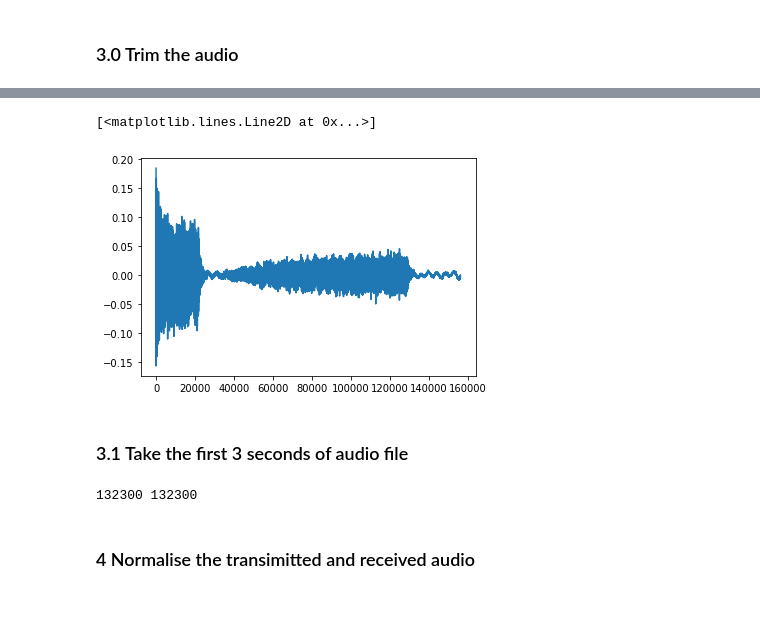
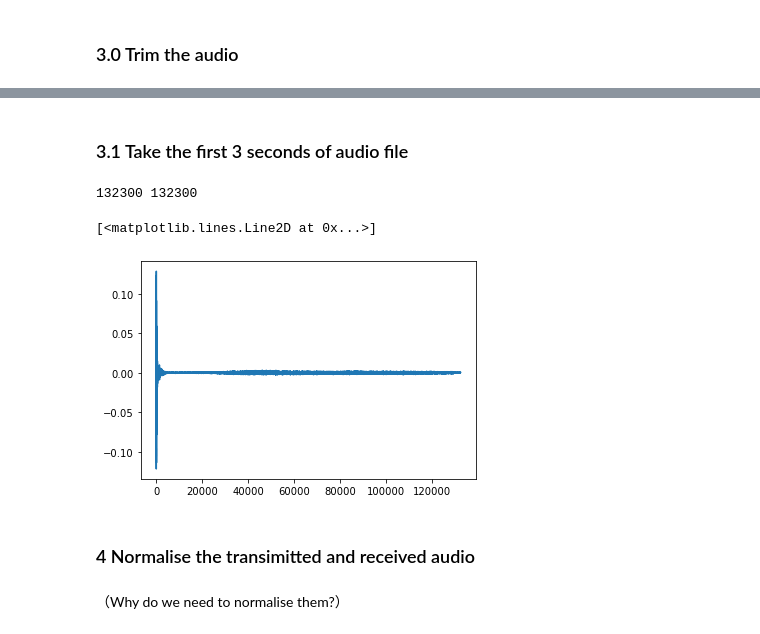
Before and after one commit to JingbiaoMei/Cambridge-Blue-Noise, a Jupyter notebook: Record.ipynb, the cells around one changed output, grey strips where cells are left out. Drawn from its saved outputs; the diff is of its cells as text; code cells hidden in the pictures; blank space fills up the shorter version.

```diff
--- a/Record.ipynb
+++ b/Record.ipynb
@@ -86,19 +106,18 @@ plt.plot(receive)
-# %%
-receive = np.delete(receive, np.arange(0, np.argmax(receive > 0.15)))
-plt.plot(receive)
-# %% [output]
-[<matplotlib.lines.Line2D at 0x...>]
-[figure, removed]
 # %% [markdown]
 ### 3.1 Take the first 3 seconds of audio file
 # %%
 trimmed_receive = receive[0:(len(Burst_noise))]
 # Check the length of the transmitted and received
 print(len(trimmed_receive),len(Burst_noise))
+plt.plot(trimmed_receive)
 # %% [output]
 132300 132300
+[<matplotlib.lines.Line2D at 0x...>]
+[figure, added]
 # %% [markdown]
 ### 4 Normalise the transimitted and received audio
+# %% [markdown]
+（Why do we need to normalise them?）
 # %%
 normalised_tran = Burst_noise / np.linalg.norm(Burst_noise)
 plt.plot(normalised_tran)
```
Also changed, not shown: parts of 26 cells of this notebook.
